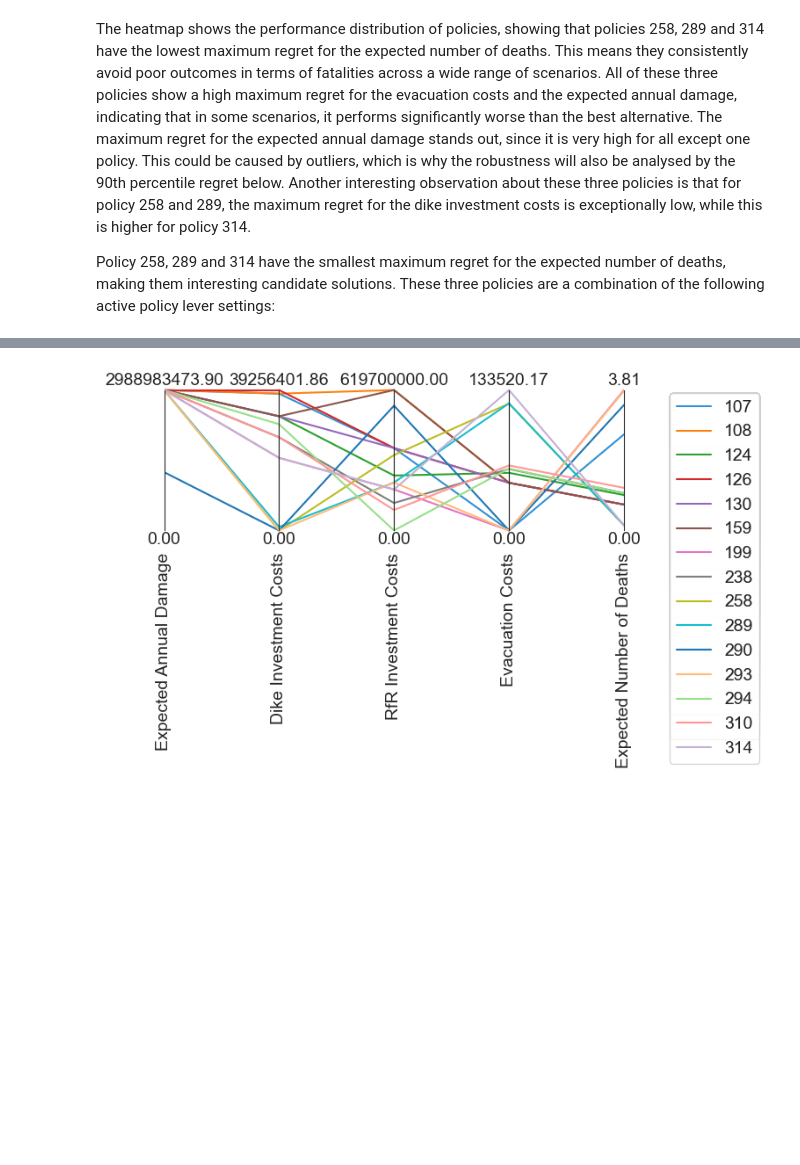
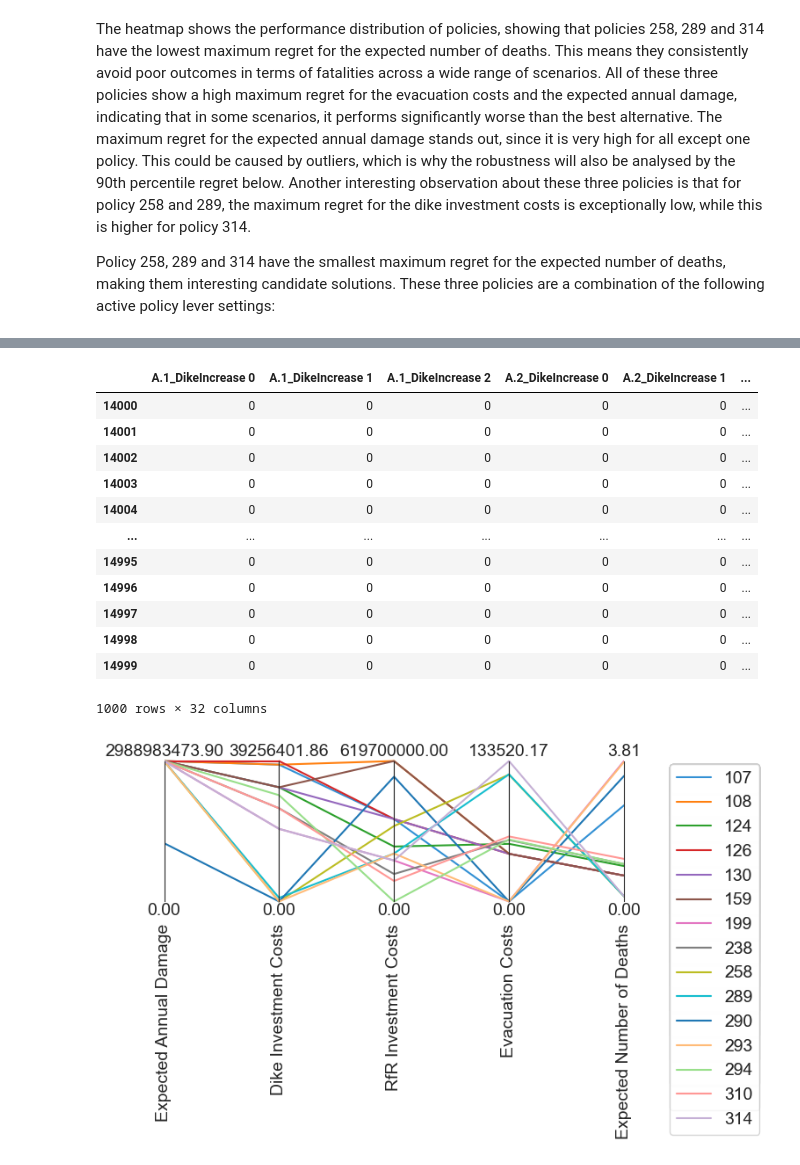
Before and after one commit to Eva-Bro/EPA141A_Group12_2025, a Jupyter notebook: final assignment/2_Multi_scenario_MORDM.ipynb, the cells around one changed output, grey strips where cells are left out. Saved outputs shown, nothing was run; the diff lists cells and outputs as text; code cells hidden in the pictures; blank space fills up the shorter version.

```diff
--- a/final assignment/2_Multi_scenario_MORDM.ipynb
+++ b/final assignment/2_Multi_scenario_MORDM.ipynb
@@ -485,3 +486,20 @@ active_levers
+# %%
+robust_policies_duplicates = policy_df[policy_df['policy'].isin([ 314])]
+robust_policies_duplicates
+# %% [output]
+|  | A.1_DikeIncrease 0 | A.1_DikeIncrease 1 | A.1_DikeIncrease 2 | A.2_DikeIncrease 0 | A.2_DikeIncrease 1 | ... |
+| 14000 | 0 | 0 | 0 | 0 | 0 | ... |
+| 14001 | 0 | 0 | 0 | 0 | 0 | ... |
+| 14002 | 0 | 0 | 0 | 0 | 0 | ... |
+| 14003 | 0 | 0 | 0 | 0 | 0 | ... |
+| 14004 | 0 | 0 | 0 | 0 | 0 | ... |
+| ... | ... | ... | ... | ... | ... | ... |
+| 14995 | 0 | 0 | 0 | 0 | 0 | ... |
+| 14996 | 0 | 0 | 0 | 0 | 0 | ... |
+| 14997 | 0 | 0 | 0 | 0 | 0 | ... |
+| 14998 | 0 | 0 | 0 | 0 | 0 | ... |
+| 14999 | 0 | 0 | 0 | 0 | 0 | ... |
+1000 rows × 32 columns
 # %%
 # Create parallel coordinate plot for maximum regret
 colors = len(data.columns) * ["#3290d4", '#ff7f0e', '#2ca02c', '#d62728', '#9467bd', '#8c564b', '#e377c2', '#7f7f7f', '#bcbd22', '#17becf', '#1f77b4', '#ffbb78', '#98df8a', '#ff9896', '#c5b0d5', '#c49c94', '#f7b6d2', '#c7c7c7', '#dbdb8d', '#9edae5']
```
Also changed, not shown: parts of 1 cell of this notebook, 1 other file.
